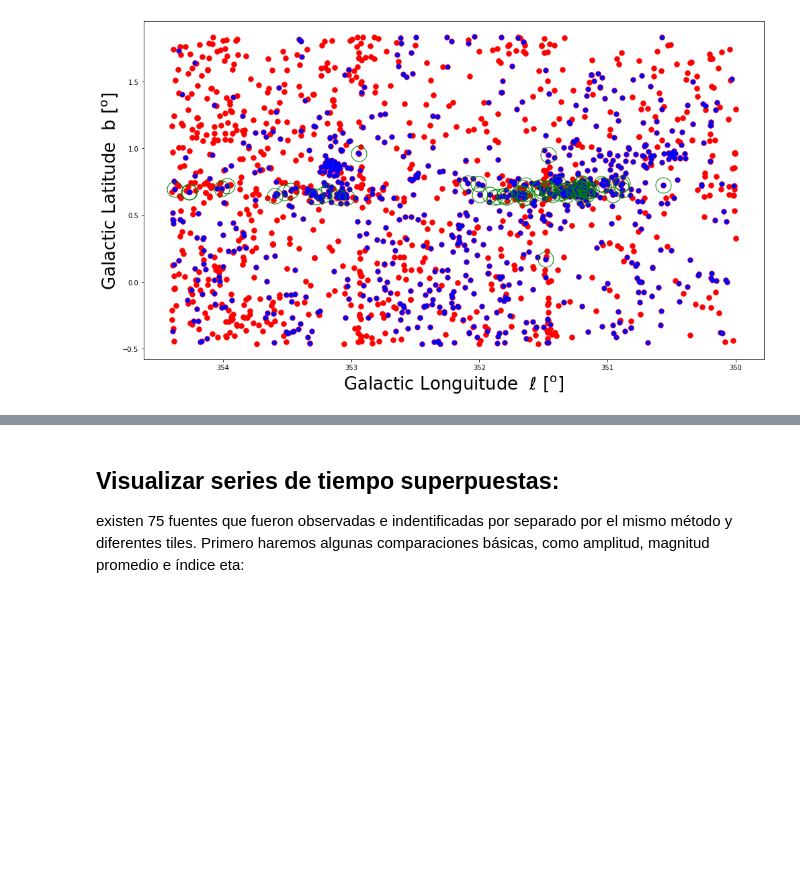
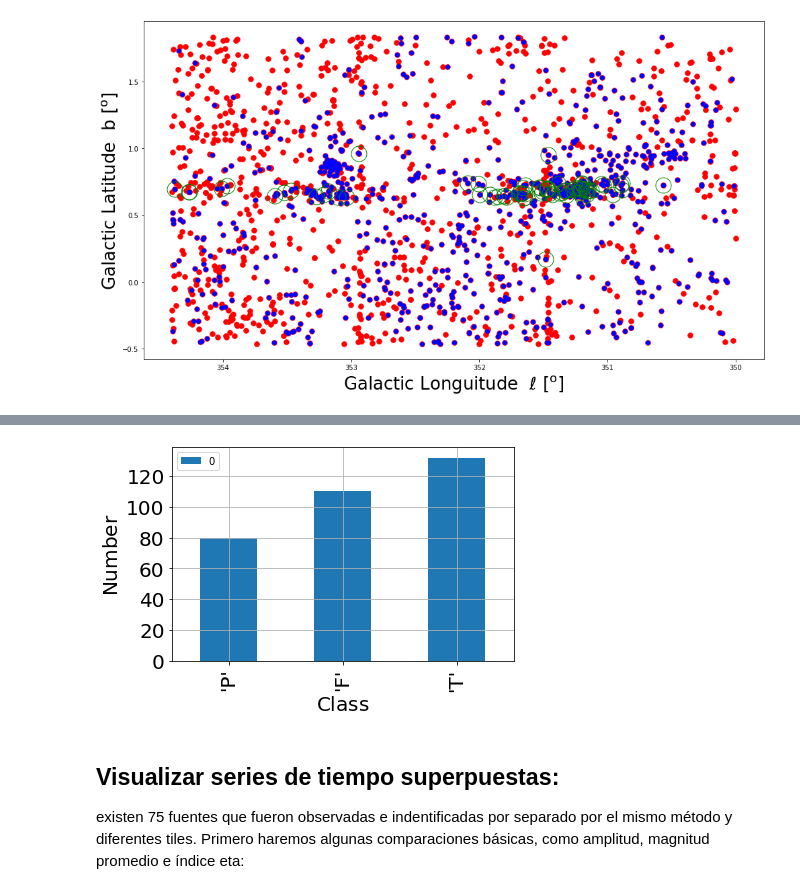
Before and after one commit to nicomedinap/PhDThesis, a Jupyter notebook: SFR_3.ipynb, the cells around one changed output, grey strips where cells are left out. Cells and saved outputs as stored; diff of their text form; code cells hidden in the pictures; blank space fills up the shorter version.

```diff
--- a/SFR_3.ipynb
+++ b/SFR_3.ipynb
@@ -279,3 +627,23 @@ plt.show()
+# %%
+import pandas
+from collections import Counter
+
+ColorClass = np.genfromtxt('CCM_locus_SFR3.cat',usecols=5,dtype=str)
+
+letter_counts = Counter(ColorClass)
+df = pandas.DataFrame.from_dict(letter_counts, orient='index')
+df.plot(kind='bar')
+
+plt.xticks(fontsize=20)
+plt.yticks(fontsize=20)
+plt.grid(which='both')
+plt.xlabel(r'$\rm Class$',fontsize=fontsize)
+plt.ylabel(r"$\rm Number$ ",fontsize=fontsize)
+plt.tight_layout()
+#plt.savefig('Number_of_each_category.png')
+plt.show()
+# %% [output]
+[figure, added]
 # %% [markdown]
 ## Visualizar series de tiempo superpuestas:
 
```
Also changed, not shown: parts of 24 cells of this notebook.
